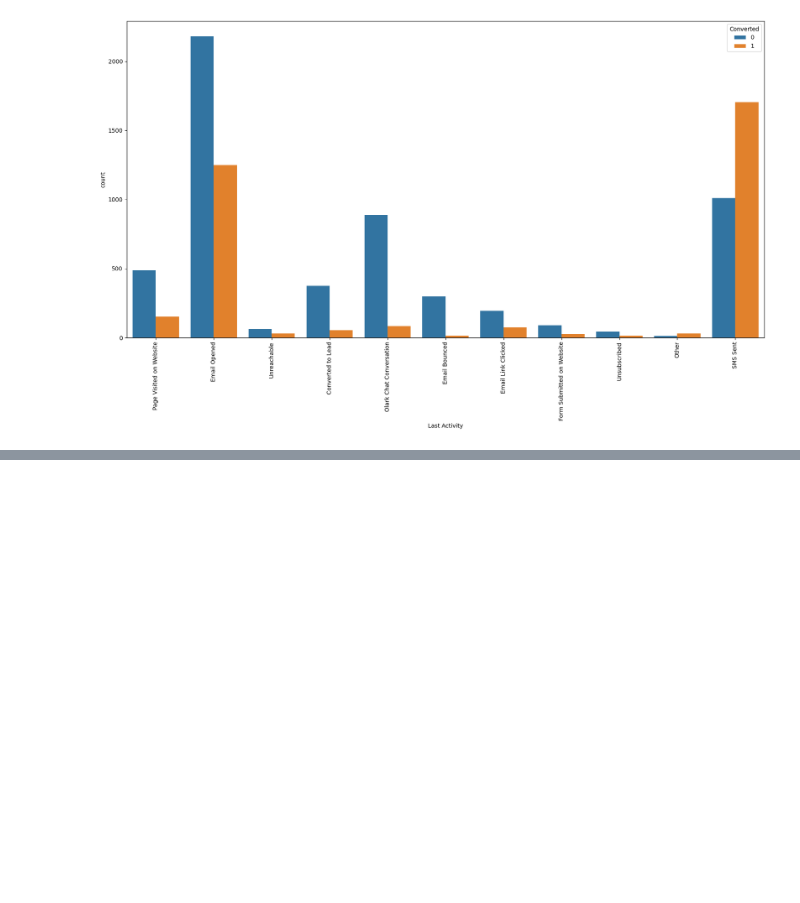
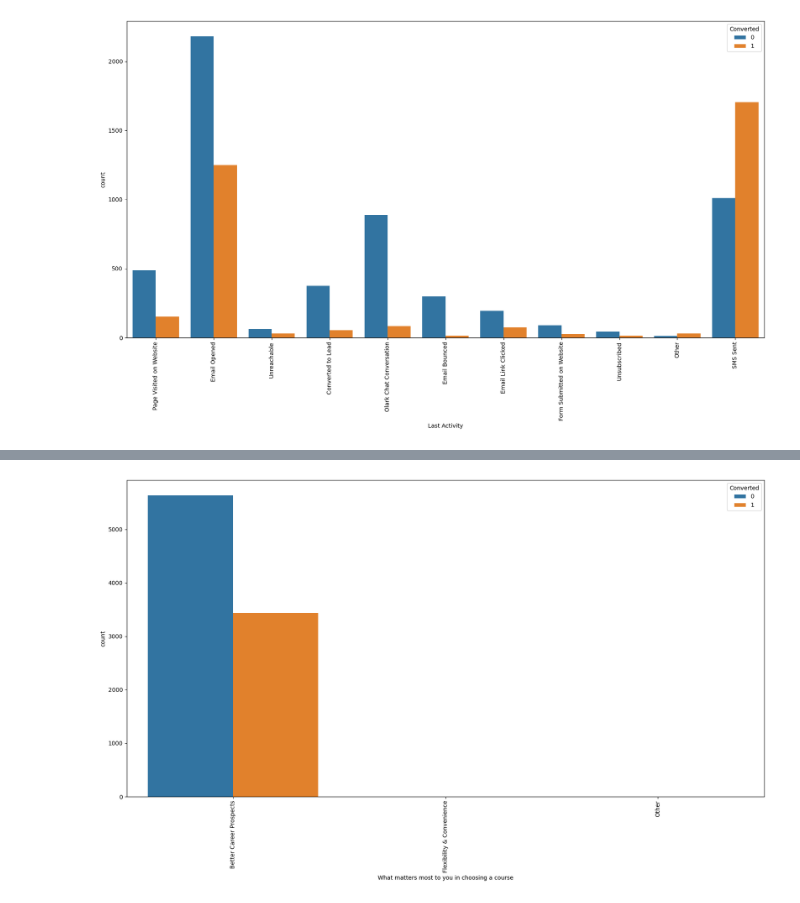
Before and after one commit to PrasunPK/lead-scoring-case-study, a Jupyter notebook: Case+Study.ipynb, the cells around one changed output, grey strips where cells are left out. Saved outputs shown, nothing was run; the diff lists cells and outputs as text; code cells hidden in the pictures; blank space fills up the shorter version.

```diff
--- a/Case+Study.ipynb
+++ b/Case+Study.ipynb
@@ -690,0 +748,7 @@ plt.show()
+# %%
+plt.figure(figsize=(20, 10))
+sns.countplot(data = leads, x = 'What matters most to you in choosing a course', hue = 'Converted')
+plt.xticks(rotation = 90)
+plt.show()
+# %% [output]
+[figure, added]
```
Also changed, not shown: parts of 15 cells of this notebook.
